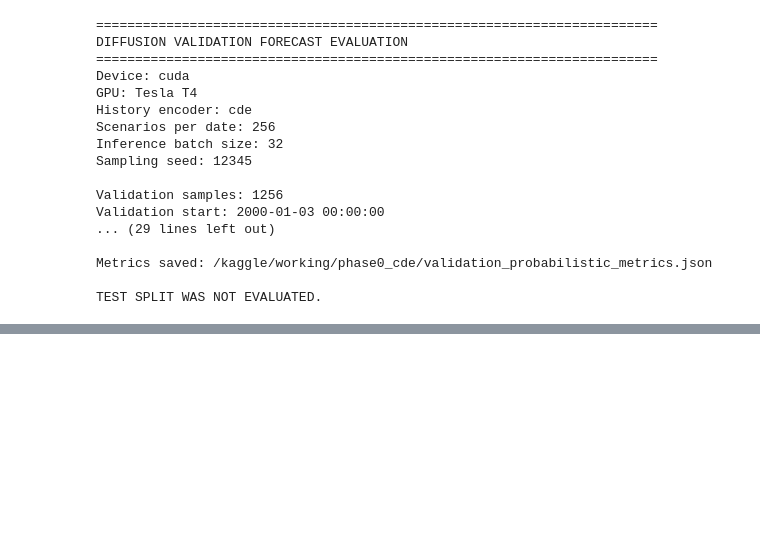
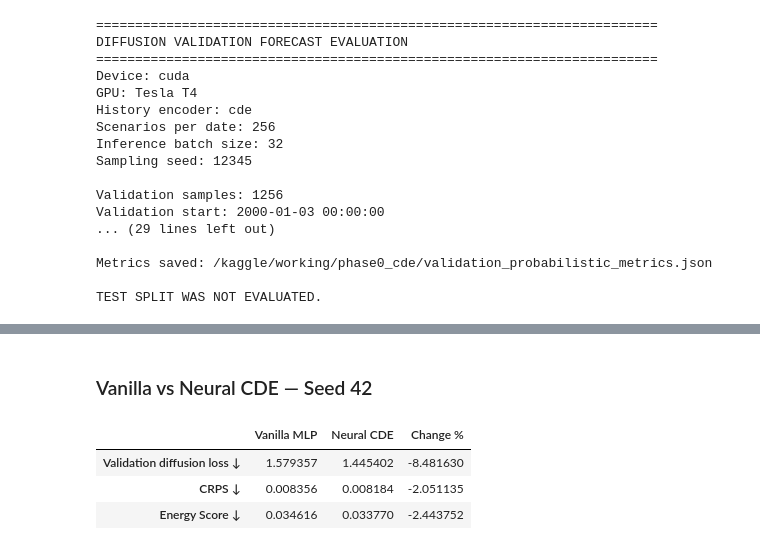
Before and after one commit to Amir-Entezari/diffusion-portfolio, a Jupyter notebook: notebooks/phase0/neural_cde_kf12.ipynb, the cells around one changed output, grey strips where cells are left out. Drawn from its saved outputs; the diff is of its cells as text; code cells hidden in the pictures; blank space fills up the shorter version.

```diff
--- a/notebooks/phase0/neural_cde_kf12.ipynb
+++ b/notebooks/phase0/neural_cde_kf12.ipynb
@@ -202,0 +316,80 @@ checkpoint: 1 1.8253416084939507
+# %% [markdown]
+### Vanilla vs Neural CDE — Seed 42
+# %%
+import json
+from pathlib import Path
+
+import pandas as pd
+
+VANILLA_42 = Path(
+    "/kaggle/working/vanilla_seed42"
+)
+
+CDE_42 = Path(
+    "/kaggle/working/phase0_cde"
+)
+
+with (
+    VANILLA_42
+    / "validation_probabilistic_metrics.json"
+).open(
+    encoding="utf-8"
+) as f:
+    vanilla = json.load(f)
+
+with (
+    VANILLA_42
+    / "summary.json"
+).open(
+    encoding="utf-8"
+) as f:
+    vanilla_summary = json.load(f)
+
+with (
+    CDE_42
+    / "validation_probabilistic_metrics.json"
+).open(
+    encoding="utf-8"
+) as f:
+    cde = json.load(f)
+
+with (
+    CDE_42
+    / "summary.json"
+).open(
+    encoding="utf-8"
+) as f:
+    cde_summary = json.load(f)
+
+comparison = pd.DataFrame({
+    "Vanilla MLP": [
+        vanilla_summary["best_val_loss"],
+        vanilla["crps_mean"],
+        vanilla["energy_score"],
+    ],
+    "Neural CDE": [
+        cde_summary["best_val_loss"],
+        cde["crps_mean"],
+        cde["energy_score"],
+    ],
+}, index=[
+    "Validation diffusion loss ↓",
+    "CRPS ↓",
+    "Energy Score ↓",
+])
+
+comparison["Change %"] = (
+    (
+        comparison["Neural CDE"]
+        - comparison["Vanilla MLP"]
+    )
+    / comparison["Vanilla MLP"]
+    * 100
+)
+
+comparison
+# %% [output]
+|  | Vanilla MLP | Neural CDE | Change % |
+| Validation diffusion loss ↓ | 1.579357 | 1.445402 | -8.481630 |
+| CRPS ↓ | 0.008356 | 0.008184 | -2.051135 |
+| Energy Score ↓ | 0.034616 | 0.033770 | -2.443752 |
```
Also changed, not shown: parts of 38 cells of this notebook.
